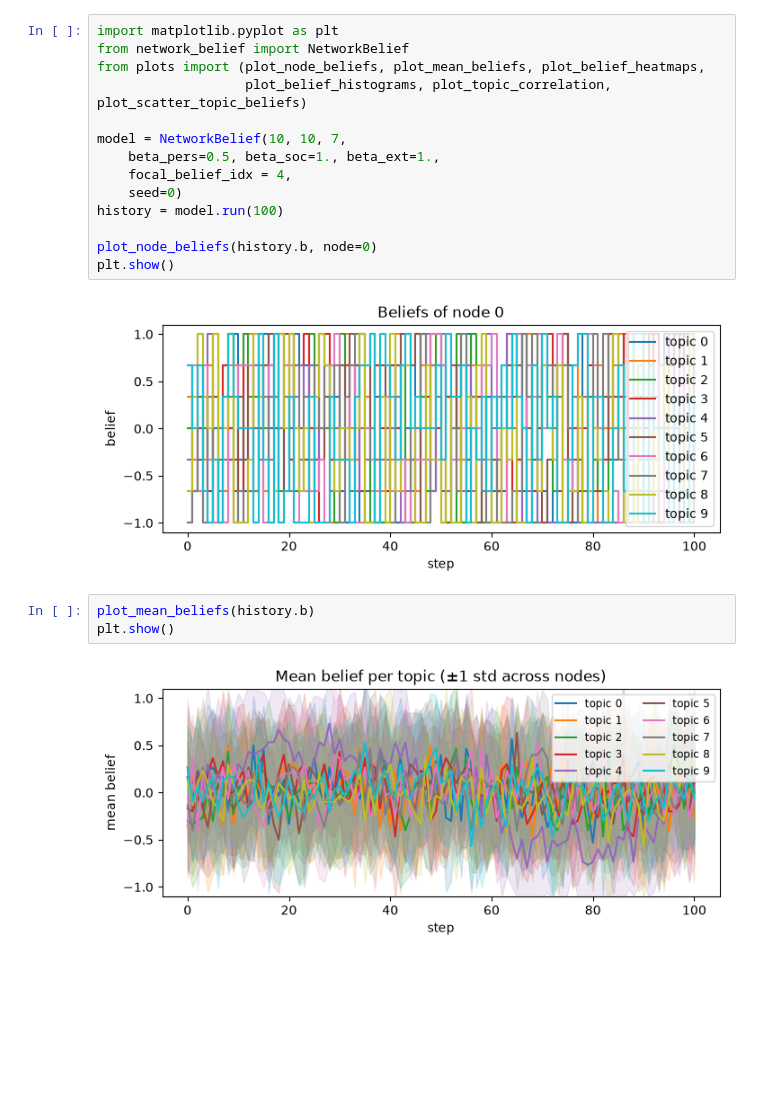
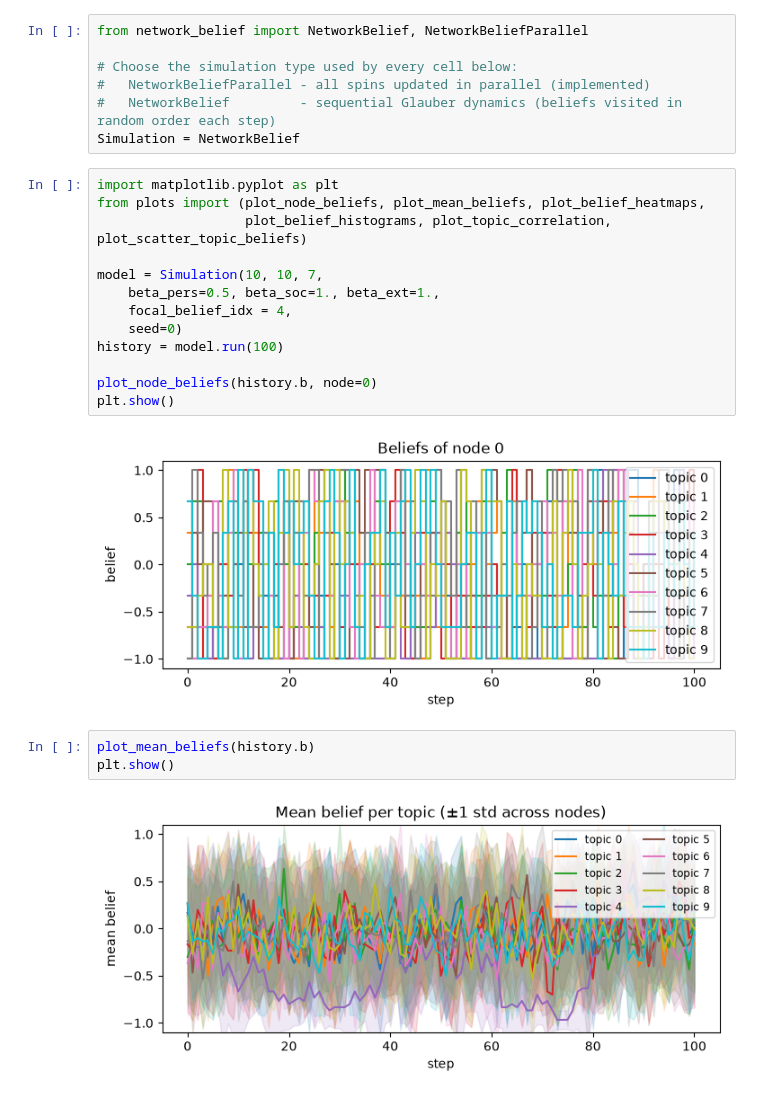
Before and after one commit to BernatSopenaGilboy/nb_simulation, a Jupyter notebook: run_simulations.ipynb, the cells around one changed output. Drawn from its saved outputs; the diff is of its cells as text; blank space fills up the shorter version.

Commit message:
added sequential glauber

```diff
--- a/run_simulations.ipynb
+++ b/run_simulations.ipynb
@@ -1,24 +1,30 @@
+# %%
+from network_belief import NetworkBelief, NetworkBeliefParallel
+
+# Choose the simulation type used by every cell below:
+#   NetworkBeliefParallel - all spins updated in parallel (implemented)
+#   NetworkBelief         - sequential Glauber dynamics (beliefs visited in random order each step)
+Simulation = NetworkBelief
 # %%
 import matplotlib.pyplot as plt
-from network_belief import NetworkBelief
 from plots import (plot_node_beliefs, plot_mean_beliefs, plot_belief_heatmaps,
                    plot_belief_histograms, plot_topic_correlation, plot_scatter_topic_beliefs)
 
-model = NetworkBelief(10, 10, 7,
+model = Simulation(10, 10, 7,
     beta_pers=0.5, beta_soc=1., beta_ext=1.,
     focal_belief_idx = 4,
     seed=0)
 history = model.run(100)
 
 plot_node_beliefs(history.b, node=0)
 plt.show()
 # %% [output]
-[figure, old version]
+[figure, new version]
 # %%
 plot_mean_beliefs(history.b)
 plt.show()
 # %% [output]
-[figure, old version]
+[figure, new version]
 # %%
 plot_belief_heatmaps(history.b, topics=[0, 1, 2])
 plt.show()
```
Also changed, not shown: parts of 5 cells of this notebook, 8 other files.
